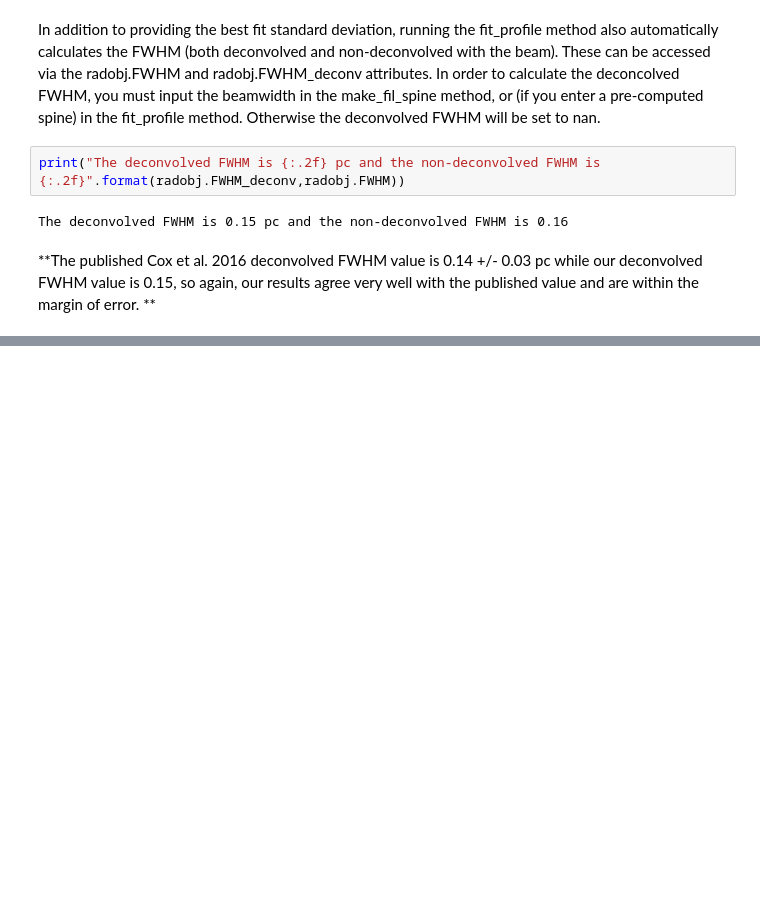
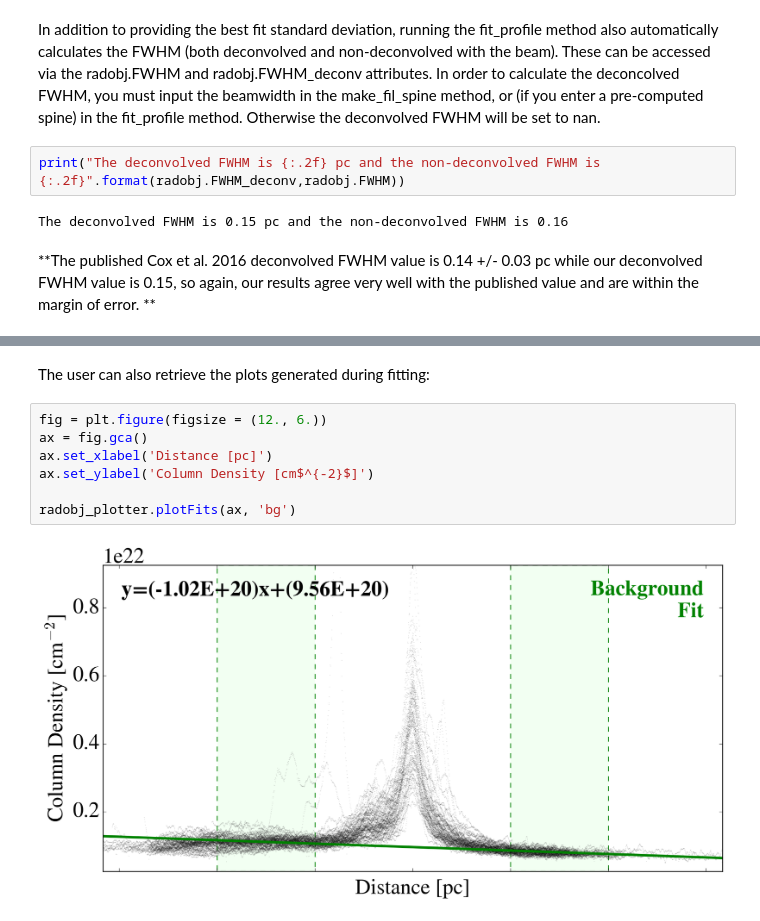
Before and after one commit to catherinezucker/radfil, a Jupyter notebook: RadFil_Tutorial.ipynb, the cells around one changed output, grey strips where cells are left out. Saved outputs shown, nothing was run; the diff lists cells and outputs as text; blank space fills up the shorter version.

```diff
--- a/RadFil_Tutorial.ipynb
+++ b/RadFil_Tutorial.ipynb
@@ -171,0 +197,11 @@ The deconvolved FWHM is 0.15 pc and the non-deconvolved FWHM is 0.16
+# %% [markdown]
+The user can also retrieve the plots generated during fitting:
+# %%
+fig = plt.figure(figsize = (12., 6.))
+ax = fig.gca()
+ax.set_xlabel('Distance [pc]')
+ax.set_ylabel('Column Density [cm$^{-2}$]')
+
+radobj_plotter.plotFits(ax, 'bg')
+# %% [output]
+[figure, added]
```
Also changed, not shown: parts of 12 cells of this notebook, 2 other files.
